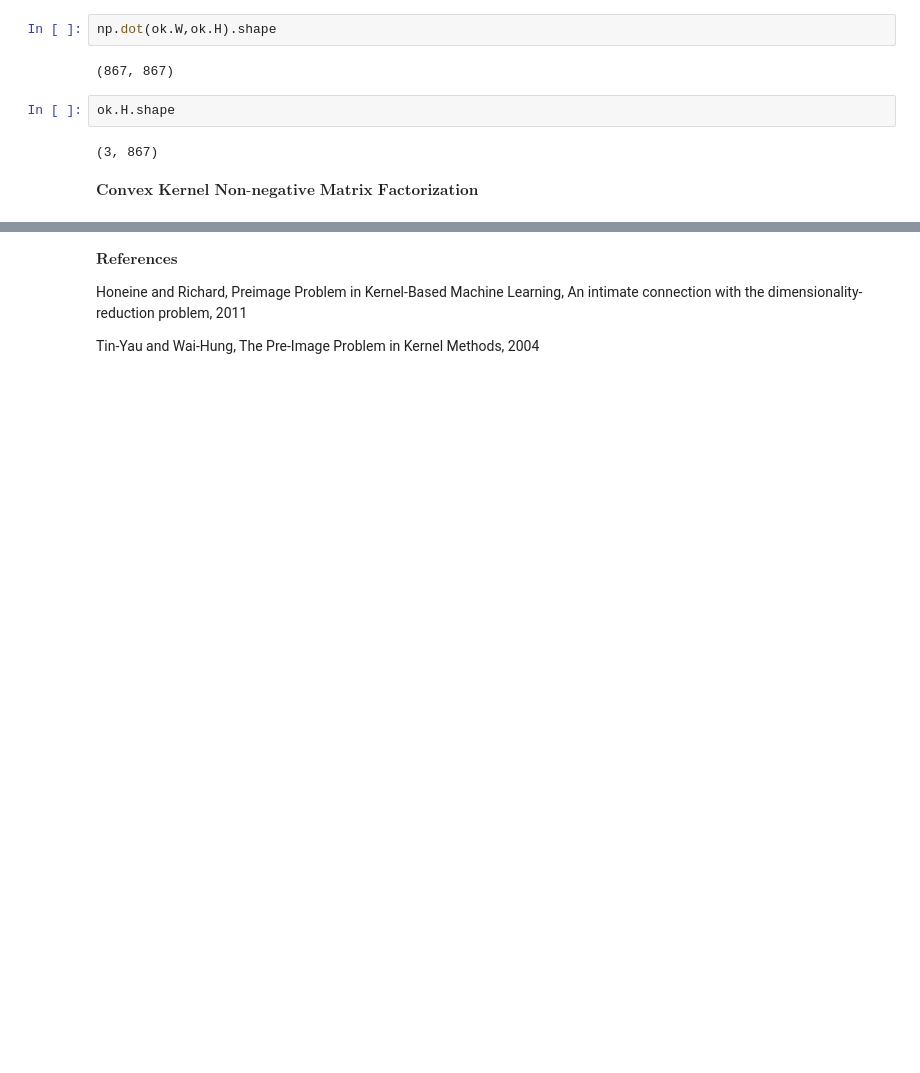
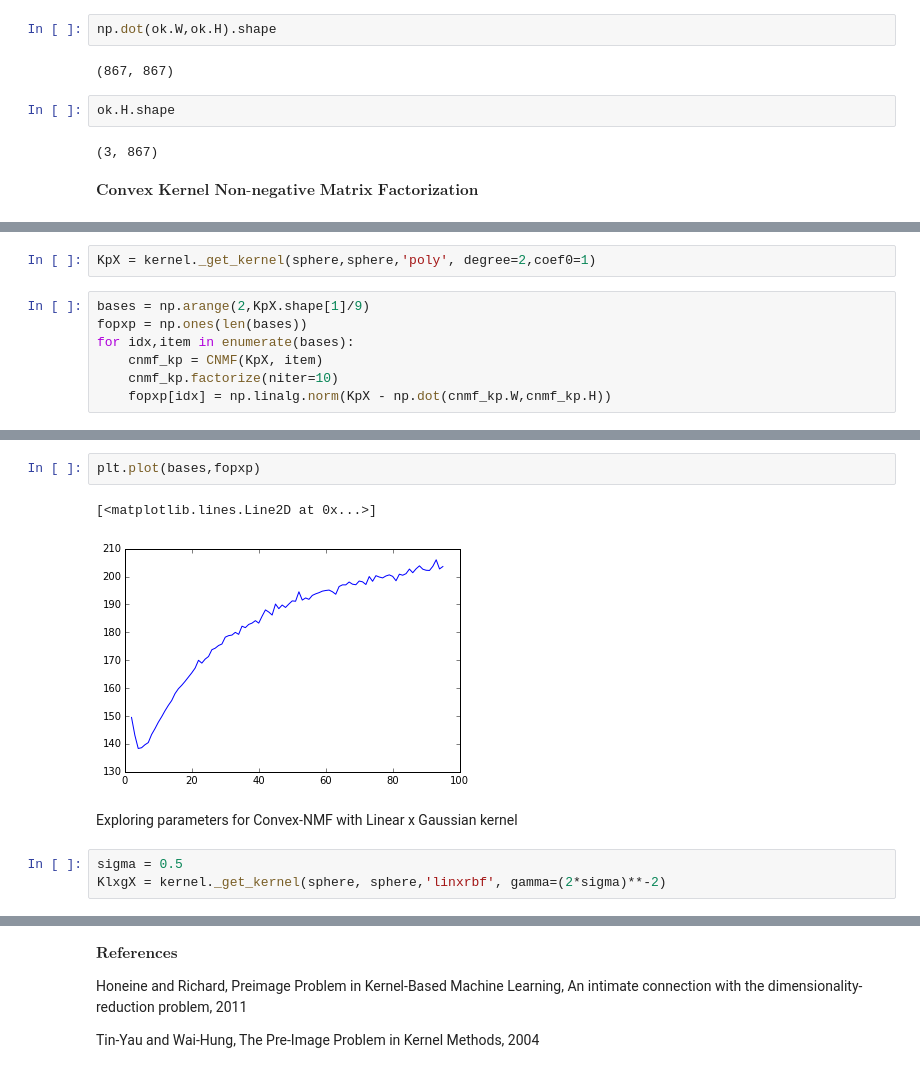
Before and after one commit to ejake/tensor-factorization, a Jupyter notebook: kmf/Pre-image.ipynb, the cells around one changed output, grey strips where cells are left out. Saved outputs shown, nothing was run; the diff lists cells and outputs as text; blank space fills up the shorter version.

```diff
--- a/kmf/Pre-image.ipynb
+++ b/kmf/Pre-image.ipynb
@@ -361,0 +430,9 @@ $\textbf{Convex Kernel Non-negative Matrix Factorization}$
+# %%
+KpX = kernel._get_kernel(sphere,sphere,'poly', degree=2,coef0=1)
+# %%
+bases = np.arange(2,KpX.shape[1]/9)
+fopxp = np.ones(len(bases))
+for idx,item in enumerate(bases):
+    cnmf_kp = CNMF(KpX, item)
+    cnmf_kp.factorize(niter=10)
+    fopxp[idx] = np.linalg.norm(KpX - np.dot(cnmf_kp.W,cnmf_kp.H))
@@ -361,0 +443,10 @@ $\textbf{Convex Kernel Non-negative Matrix Factorization}$
+# %%
+plt.plot(bases,fopxp)
+# %% [output]
+[<matplotlib.lines.Line2D at 0x...>]
+[figure, added]
+# %% [markdown]
+Exploring parameters for Convex-NMF with Linear x Gaussian kernel
+# %%
+sigma = 0.5
+KlxgX = kernel._get_kernel(sphere, sphere,'linxrbf', gamma=(2*sigma)**-2)
```
Also changed, not shown: parts of 52 cells of this notebook, 19 other files.
